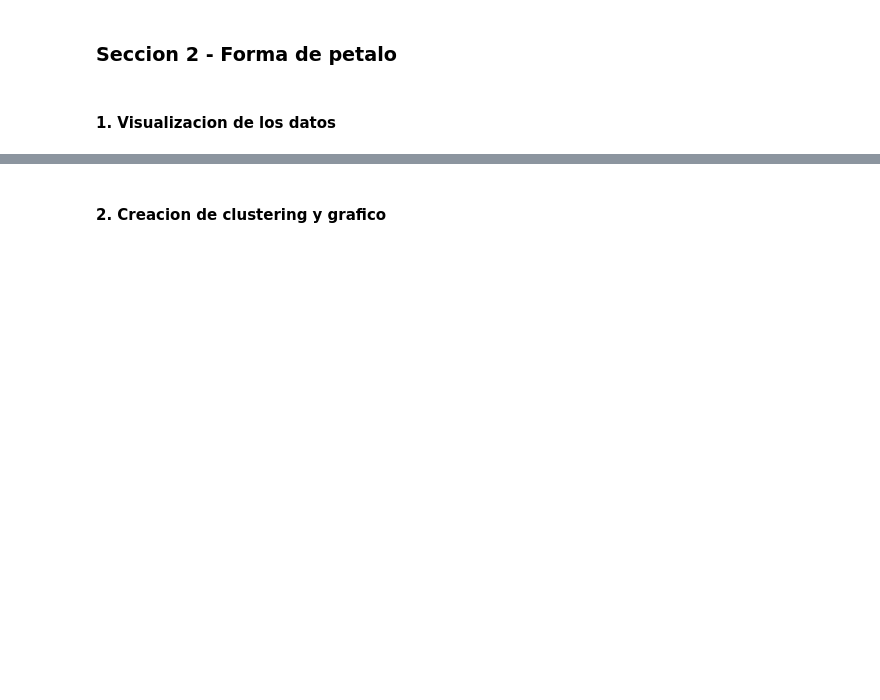
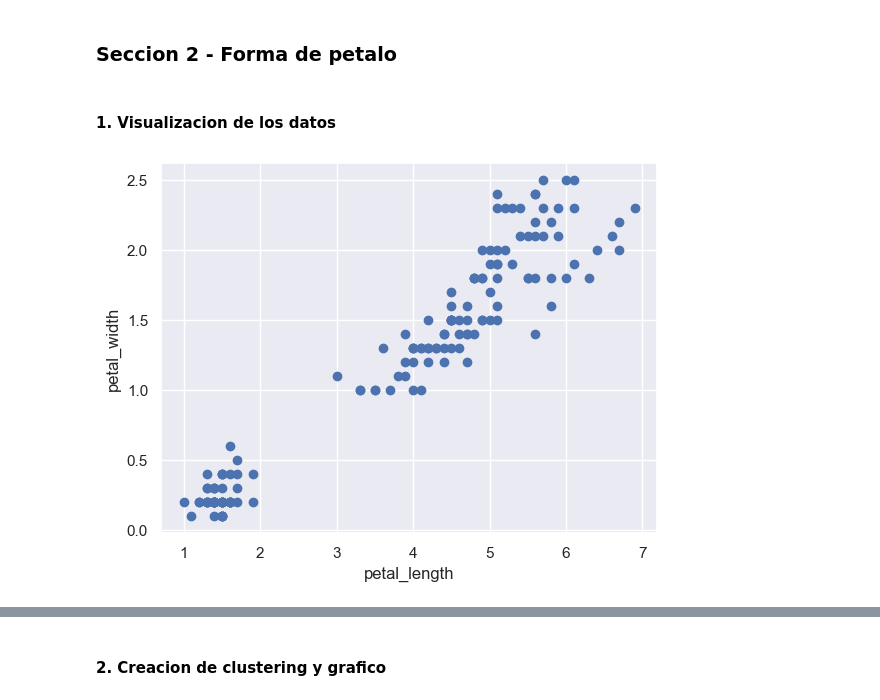
Before and after one commit to jwlh00/Data-Mining, a Jupyter notebook: Lab4/main.ipynb, the cells around one changed output, grey strips where cells are left out. Drawn from its saved outputs; the diff is of its cells as text; code cells hidden in the pictures; blank space fills up the shorter version.

```diff
--- a/Lab4/main.ipynb
+++ b/Lab4/main.ipynb
@@ -333,3 +334,10 @@ data = pd.read_csv('iris.csv')
 data_con_respuestas = pd.read_csv('iris-con-respuestas.csv')
 # %% [markdown]
 #### 1. Visualizacion de los datos
+# %%
+plt.scatter(data['petal_length'], data['petal_width'])
+plt.xlabel('petal_length')
+plt.ylabel('petal_width')
+plt.show()
+# %% [output]
+[figure, added]
```
Also changed, not shown: parts of 28 cells of this notebook.
